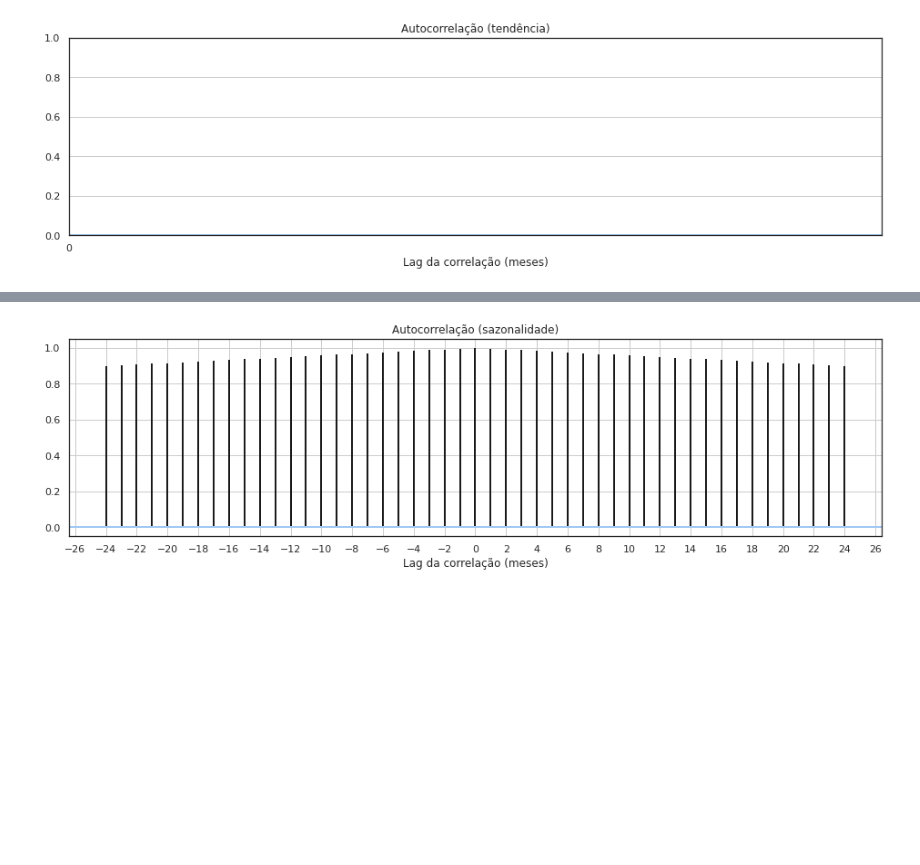
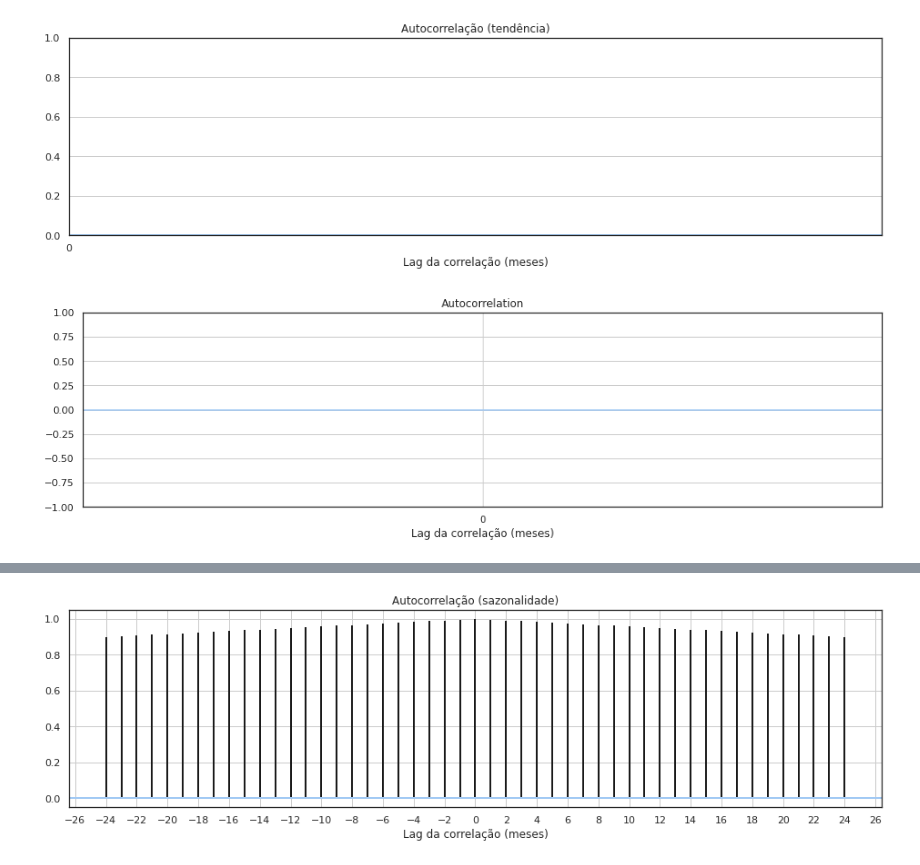
Before and after one commit to dev-alexmc/bimaster-proj, a Jupyter notebook: ibc_br_analise_serie.ipynb, the cells around one changed output, grey strips where cells are left out. Saved outputs shown, nothing was run; the diff lists cells and outputs as text; code cells hidden in the pictures; blank space fills up the shorter version.

```diff
--- a/ibc_br_analise_serie.ipynb
+++ b/ibc_br_analise_serie.ipynb
@@ -540,2 +593,8 @@ visualizar_autocorrelacao(decomposed_series.trend,
 # %% [output]
 [figure]
+# %%
+visualizar_autocorrelacao_statsmodels( decomposed_series.trend,
+                                       maxlags=24,
+                                       rotulo='tendência')
+# %% [output]
+[figure, added]
```
Also changed, not shown: parts of 51 cells of this notebook, 4 other files.
